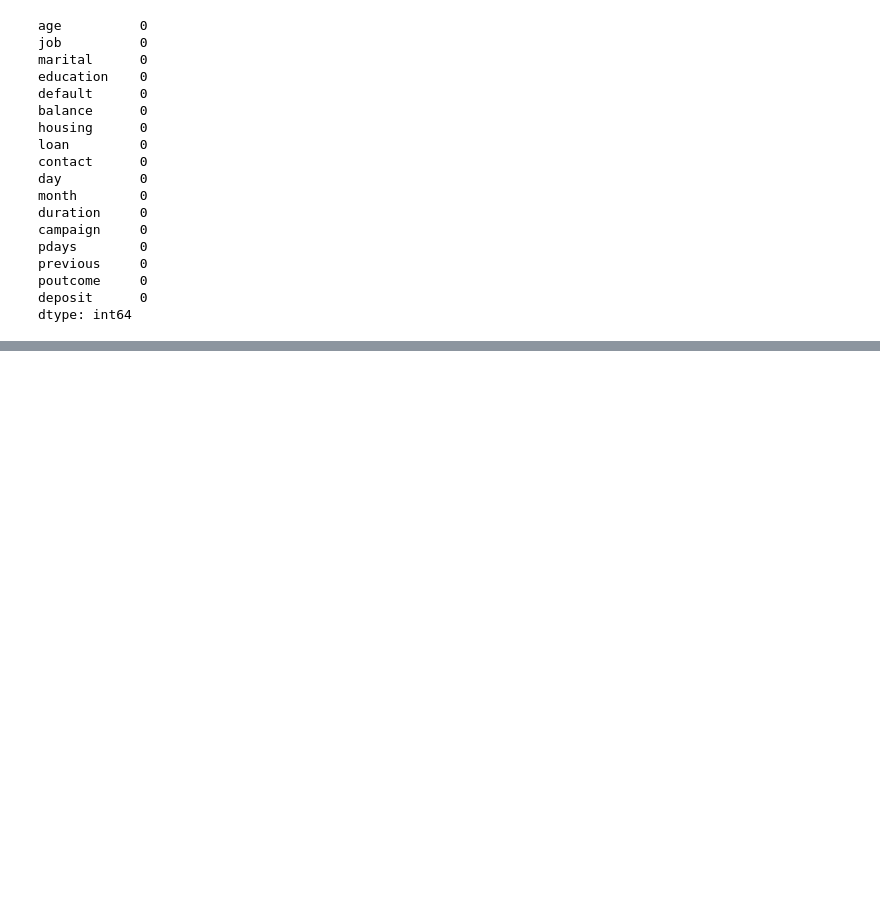
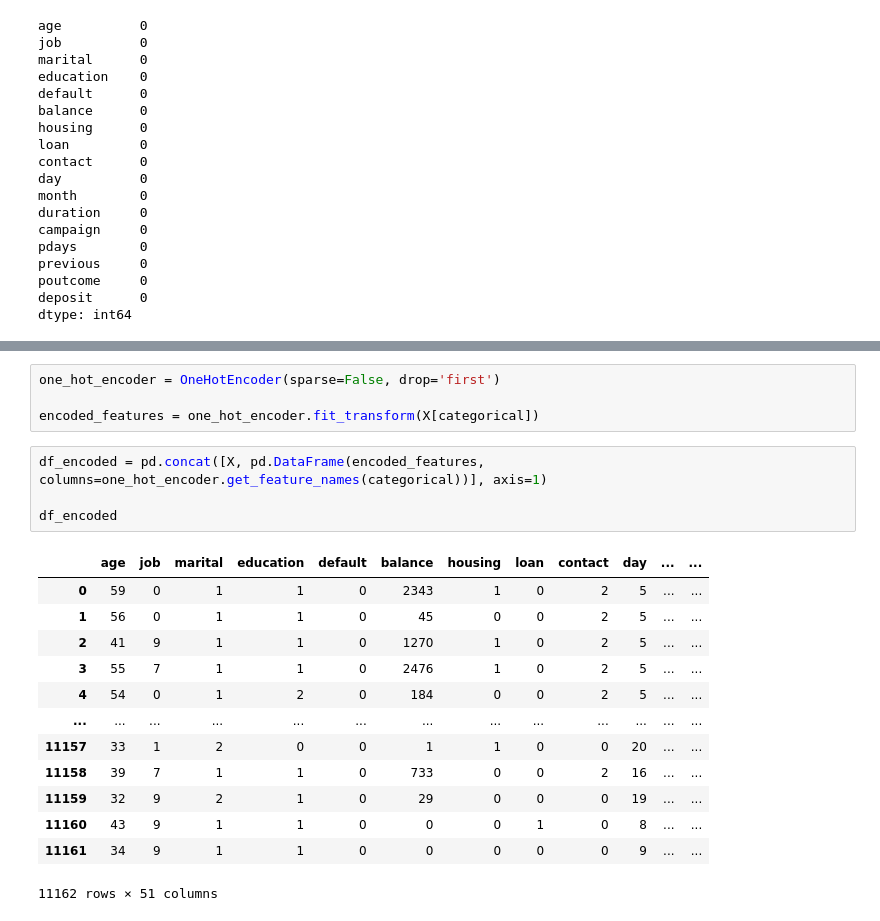
Before and after one commit to HuiseongK/Bank, a Jupyter notebook: bank_model.ipynb, the cells around one changed output, grey strips where cells are left out. Drawn from its saved outputs; the diff is of its cells as text; blank space fills up the shorter version.

```diff
--- a/bank_model.ipynb
+++ b/bank_model.ipynb
@@ -91,0 +147,22 @@ print(len(y))
+# %%
+one_hot_encoder = OneHotEncoder(sparse=False, drop='first')
+
+encoded_features = one_hot_encoder.fit_transform(X[categorical])
+# %%
+df_encoded = pd.concat([X, pd.DataFrame(encoded_features, columns=one_hot_encoder.get_feature_names(categorical))], axis=1)
+
+df_encoded
+# %% [output]
+|  | age | job | marital | education | default | balance | housing | loan | contact | day | ... | ... |
+| 0 | 59 | 0 | 1 | 1 | 0 | 2343 | 1 | 0 | 2 | 5 | ... | ... |
+| 1 | 56 | 0 | 1 | 1 | 0 | 45 | 0 | 0 | 2 | 5 | ... | ... |
+| 2 | 41 | 9 | 1 | 1 | 0 | 1270 | 1 | 0 | 2 | 5 | ... | ... |
+| 3 | 55 | 7 | 1 | 1 | 0 | 2476 | 1 | 0 | 2 | 5 | ... | ... |
+| 4 | 54 | 0 | 1 | 2 | 0 | 184 | 0 | 0 | 2 | 5 | ... | ... |
+| ... | ... | ... | ... | ... | ... | ... | ... | ... | ... | ... | ... | ... |
+| 11157 | 33 | 1 | 2 | 0 | 0 | 1 | 1 | 0 | 0 | 20 | ... | ... |
+| 11158 | 39 | 7 | 1 | 1 | 0 | 733 | 0 | 0 | 2 | 16 | ... | ... |
+| 11159 | 32 | 9 | 2 | 1 | 0 | 29 | 0 | 0 | 0 | 19 | ... | ... |
+| 11160 | 43 | 9 | 1 | 1 | 0 | 0 | 0 | 1 | 0 | 8 | ... | ... |
+| 11161 | 34 | 9 | 1 | 1 | 0 | 0 | 0 | 0 | 0 | 9 | ... | ... |
+11162 rows × 51 columns
```
Also changed, not shown: parts of 12 cells of this notebook.
